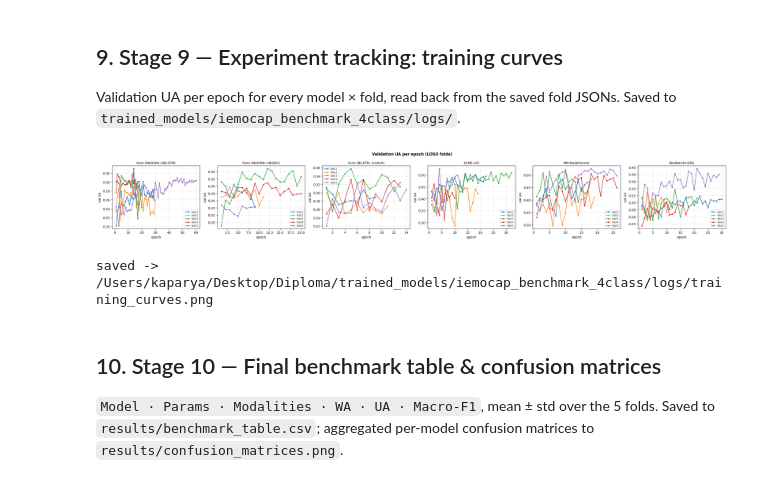
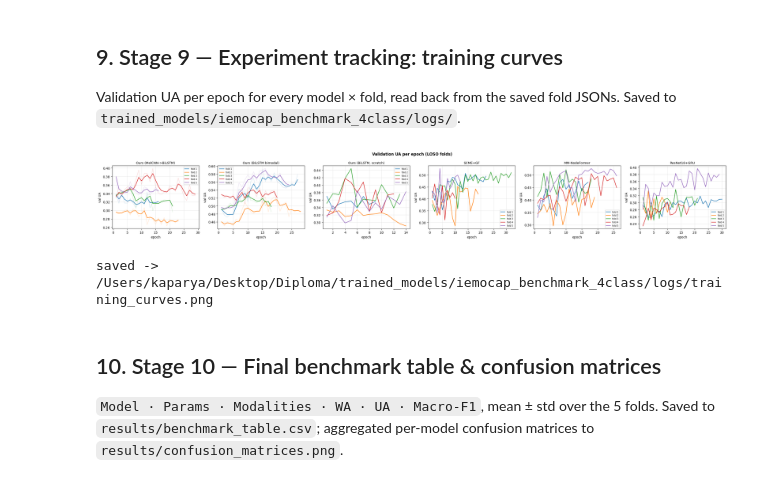
Before and after one commit to Kaparya/Classification-of-Facial-Expressions, a Jupyter notebook: notebooks/iemocap_benchmark_4class.ipynb, the cells around one changed output. Saved outputs shown, nothing was run; the diff lists cells and outputs as text; code cells hidden in the pictures.

```diff
--- a/notebooks/iemocap_benchmark_4class.ipynb
+++ b/notebooks/iemocap_benchmark_4class.ipynb
@@ -89,7 +89,13 @@ ROOT = Path.cwd()
 if not (ROOT / "datasets").exists() and (ROOT / ".." / "datasets").exists():
     ROOT = (ROOT / "..").resolve()
 IEMOCAP_ROOT   = ROOT / "datasets" / "IEMOCAP_full_release"
-FEAT_CACHE     = ROOT / "datasets" / "iemocap_features_cache"   # gender-letter faces
+# v4 cache: correct face crops (DET_CONF=0.25 + gap-fill on detection miss)
+# AND mouth-motion speaker-side detection. The old "iemocap_features_cache"
+# was v3-style: gender-letter side (agreement with true side ~30% = worse than
+# random) + centre-crop fallback on detection miss (~45% of half-frames),
+# feeding non-face crops into EmotiEffNet. Built by full_pipeline_iemocap_
+# augmented.ipynb; do NOT rebuild from this notebook.
+FEAT_CACHE     = ROOT / "datasets" / "iemocap_features_cache_v4"
 AUDIO_CKPT_DIR = ROOT / "trained_models" / "audio_neutral_3_augmentation"
 VIDEO_CKPT_DIR = ROOT / "trained_models" / "video_emotion_3_augmentation"
 FACE_DETECTOR  = ROOT / "raw_models" / "blaze_face_short_range.tflite"
@@ -121,7 +127,7 @@ LOSO_VAL_FOR_TEST = {s: SESSIONS[(i + 1) % 5] for i, s in enumerate(SESSIONS)}
 
 # --- training config (was configs/model_x.yaml in the spec) ------------
 TRAIN_CFG = dict(
-    epochs=40, patience=8, batch_size=16,
+    epochs=40, patience=8, batch_size=64,
     lr=1e-3,           # competitors trained from scratch
     lr_finetune=3e-4,  # our pretrained-initialised heads
     weight_decay=1e-4, label_smoothing=0.1, grad_clip=1.0,
@@ -142,9 +148,26 @@ NUM_WORKERS = TRAIN_CFG["num_workers"]; ACCUM       = TRAIN_CFG["accum_steps"]
 # Two-stage transfer for pretrained-init cascade heads (e.g. MelCNN->BiLSTM):
 # stage 1 — backbone (BiLSTM/GRU) frozen, only classifier head is trained;
 # stage 2 — backbone unfrozen, differential LR (low for backbone, high for head).
-FREEZE_EPOCHS = 10
-LR_BACKBONE   = 5e-5   # fine-tuning lr for pretrained recurrent backbone
-LR_HEAD       = 1e-3   # fresh classifier head lr (stage 1 & 2)
+FREEZE_EPOCHS = 5      # head converges fast at lr=1e-3; rest is for stage 2
+LR_BACKBONE   = 1e-4   # stage-2 backbone -- 10x smaller than head, gentle adapt
+LR_HEAD       = 1e-3   # stage-1 head lr -- fresh Linear(64,N_CLS) needs full lr
+LR_HEAD_FT    = 3e-4   # stage-2 head lr -- 3x lower than stage 1, still real lr
+# Smoothing for val UA used in best-state selection and early stop:
+#   ema = EMA_ALPHA * ema + (1 - EMA_ALPHA) * raw_val_ua
+# Larger alpha = more smoothing (lags more). 0.5 keeps best-checkpoint robust
+# to epoch-to-epoch noise without lagging the trend.
+EMA_ALPHA     = 0.5
+
+# Per-fold IEMOCAP fine-tuning of the audio gate (Phase 1):
+# the pretrained MelCNN (RAVDESS+CREMA-D) over-fires 'neutral' on IEMOCAP's
+# improvised dialogue. We fine-tune a per-fold copy initialised from the
+# pretrained checkpoint on the LOSO training split (binary: neutral vs
+# non-neutral), then use SOFT cascade at eval -- gate's log-prob is added
+# as a prior to head logits (Bayesian product in log-space, lambda-scaled).
+GATE_FT_EPOCHS  = 20
+GATE_FT_LR      = 1e-4
+GATE_FT_PAT     = 5
+SOFT_LAM        = 1.0   # gate-prior weight; 0 = ignore gate, 1 = Bayesian product
 
 def git_hash():
     try:
@@ -996,24 +1244,28 @@ JSONs. Saved to `trained_models/iemocap_benchmark_4class/logs/`.
 # %%
 fig, axes = plt.subplots(1, len(MODEL_ZOO), figsize=(4.6 * len(MODEL_ZOO), 4))
 for ax, name in zip(np.atleast_1d(axes), MODEL_ZOO):
     mdir = RESULTS_DIR / slug(name)
     for k in range(1, 6):
         fp = mdir / f"fold_{k}.json"
         if not fp.exists():
             continue
         h = json.load(open(fp))["history"]
-        ax.plot([e["epoch"] for e in h], [e["val_ua"] for e in h],
-                marker="o", ms=3, label=f"fold {k}")
+        eps = [e["epoch"] for e in h]
+        raw = [e["val_ua"] for e in h]
+        ema = [e.get("val_ua_ema", e["val_ua"]) for e in h]   # back-compat
+        # Solid line = EMA-smoothed (the early-stop signal); faint = raw.
+        line, = ax.plot(eps, ema, lw=1.5, label=f"fold {k}")
+        ax.plot(eps, raw, color=line.get_color(), alpha=0.25, lw=0.8)
     ax.set_title(name, fontsize=10)
     ax.set_xlabel("epoch"); ax.set_ylabel("val UA"); ax.grid(alpha=0.3)
     ax.legend(fontsize=7)
 plt.suptitle("Validation UA per epoch (LOSO folds)", fontweight="bold")
 plt.tight_layout()
 plt.savefig(LOG_DIR / "training_curves.png", dpi=120, bbox_inches="tight")
 plt.show()
 print("saved ->", LOG_DIR / "training_curves.png")
 # %% [output]
-[figure, old version]
+[figure, new version]
 saved -> /Users/kaparya/Desktop/Diploma/trained_models/iemocap_benchmark_4class/logs/training_curves.png
 # %% [markdown]
 ## 10. Stage 10 — Final benchmark table & confusion matrices
```
Also changed, not shown: parts of 12 cells of this notebook, 26 other files.
